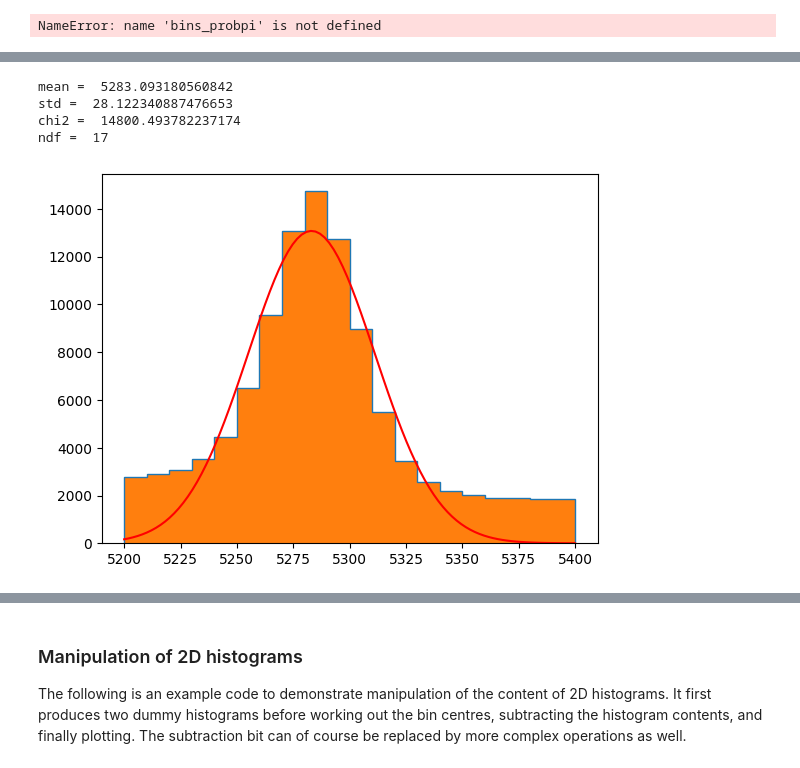
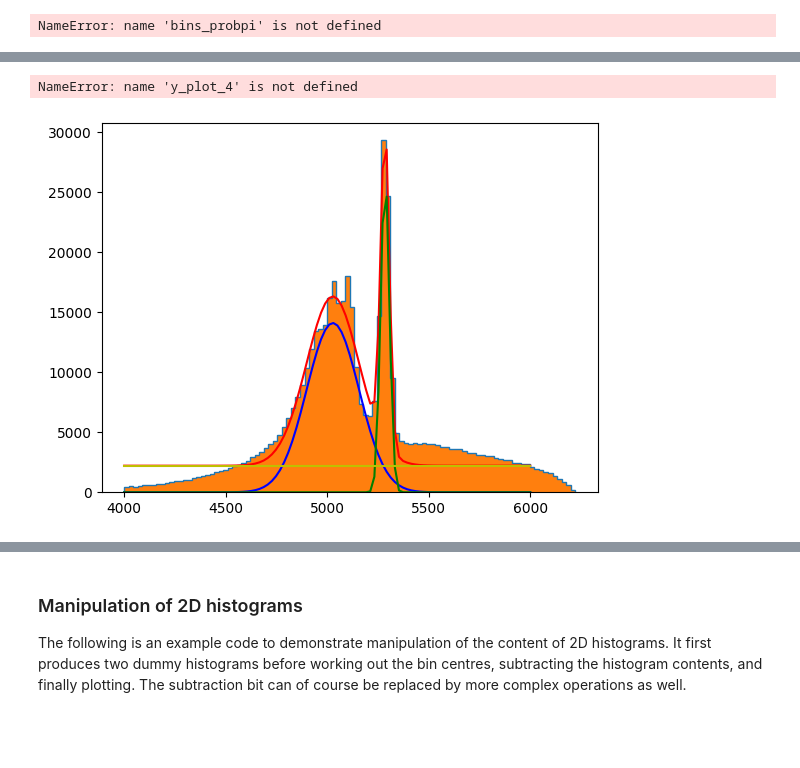
Before and after one commit to aavashsubedi/labs_yr3, a Jupyter notebook: matter_antimatter/aavash.ipynb, the cells around one changed output, grey strips where cells are left out. Saved outputs shown, nothing was run; the diff lists cells and outputs as text; code cells hidden in the pictures; blank space fills up the shorter version.

```diff
--- a/matter_antimatter/aavash.ipynb
+++ b/matter_antimatter/aavash.ipynb
@@ -581,31 +392,33 @@ Bad pipe message: %s [b'\x17\x00\x03\xc0\x10']
 # %%
 #get a sub invariant mass list that is between 5100 and 6500 MeV using numpy
 #invariant_mass_numpy = np.array(invariant_mass_array)
-
+#set sed
+np.random.seed(0)
 # read in a csv file with the invariant mass
 invariant_mass_numpy = np.genfromtxt('/workspaces/labs_yr3/inv_mass.csv', delimiter=',')
 
 #remove indices where the invariant mass is not between 5100 and 6500 MeV
-invariant_mass_numpy = np.where((invariant_mass_numpy > 5200) & (invariant_mass_numpy < 5400), invariant_mass_numpy, np.nan)
+invariant_mass_numpy = np.where((invariant_mass_numpy > 4000) & (invariant_mass_numpy < 6500), invariant_mass_numpy, np.nan)
 np.shape(invariant_mass_numpy)
-plt.hist(invariant_mass_numpy, bins=20,  histtype='step', label='Invariant Mass');
+plt.hist(invariant_mass_numpy, bins=100,  histtype='step', label='Invariant Mass');
 #get bin centers and values
-values, bins, patches = plt.hist(invariant_mass_numpy, bins=20)
+values, bins, patches = plt.hist(invariant_mass_numpy, bins=100)
 
 #fit a gaussian to the dataset
 def gaussian(x, norm, mean, sigma):
     return np.array( norm * np.exp( -0.5 * ( (x-mean)/sigma )**2 ) )
 def exponential(x, norm, decay):
-    xoffset = 3000 # this is a technical parameter, which can be used to move the position at which the function evaluates to "norm"
+    xoffset = 0 # this is a technical parameter, which can be used to move the position at which the function evaluates to "norm"
     return np.array( norm * np.exp(-(x-xoffset)/decay) )
-
+def constant(x, norm):
+    return np.array( norm * np.ones(len(x)) )
 def fit_func(x, norm, mean, sigma):
     return np.array( gaussian(x, norm, mean, sigma) )
-
 def fit_func_triple(x, norm1, mean1, sigma1, norm2, mean2, sigma2, normE, decayE):
     return np.array(gaussian(x, norm1, mean1, sigma1) + gaussian(x, norm2, mean2, sigma2)  + exponential(x, normE, decayE))
 
-
+def fit_func_quad(x, norm1, mean1, sigma1, norm2, mean2, sigma2, normE, decayE, constant):
+    return np.array(gaussian(x, norm1, mean1, sigma1) + gaussian(x, norm2, mean2, sigma2) + exponential(x, normE, decayE) + constant(x, constant))
 
 
 
@@ -615,40 +428,54 @@ def get_bins(data, values):
 
     return bin_centers
 
-x_data = np.linspace(5200, 5400, 100)
+x_data = np.linspace(4000, 6000, 100)
 
 
-popt, pcov = curve_fit(fit_func, get_bins(bins, values), values, p0=[100, 5300, 10])
-y_data = gaussian(x_data, popt[0], popt[1], popt[2])
+#popt, pcov = curve_fit(fit_func, get_bins(bins, values), values, p0=[100, 5300, 10])
+#y_data = gaussian(x_data, popt[0], popt[1], popt[2])
 
 # mixture model
 popt, pcov = curve_fit(fit_func_triple, get_bins(bins, values), values,
-                        p0 = [100, 5200, 20, 100, 4900, ])
+                        p0 = [100, 5000, 4, 100, 5200, 5, 10, 1000 ])
+y_data = fit_func_triple(x_data, popt[0], popt[1], popt[2], popt[3], popt[4], popt[5], popt[6], popt[7])
 
+y_plot_1 = gaussian(x_data, popt[0], popt[1], popt[2])
+y_plot_2 = gaussian(x_data, popt[3], popt[4], popt[5])
+y_plot_3 = exponential(x_data, popt[6], popt[7])
 #plot the data
+
+#popt, pcov = curve_fit(fit_func_quad, get_bins(bins, values), values,
+#                        p0 = [100, 5000, 4, 100, 5200, 5, 10, 1000, 1000])
+#y_data = fit_func_quad(x_data, popt[0], popt[1], popt[2], popt[3], popt[4], popt[5], popt[6], popt[7], popt[8], popt[9])
+# y_plot_1 = gaussian(x_data, popt[0], popt[1], popt[2])
+# y_plot_2 = gaussian(x_data, popt[3], popt[4], popt[5])
+# y_plot_3 = exponential(x_data, popt[6], popt[7])
+# y_plot_4 = constant(x_data, popt[8], popt[9])
+
 
 
 
 
 
 plt.plot(x_data, y_data, 'r-', label='fit')
+plt.plot(x_data, y_plot_1, 'b-', label='fit')
+plt.plot(x_data, y_plot_2, 'g-', label='fit')
+plt.plot(x_data, y_plot_3, 'y-', label='fit')
+plt.plot(x_data, y_plot_4, 'k-', label='fit')
 
 #find the mean and standard deviation of the gaussian fit
 mean = popt[1]
 std = popt[2]
 
 print('mean = ', mean)
 print('std = ', std)
 
 
 chi2 = np.sum(((values - gaussian(get_bins(bins, values), popt[0], popt[1], popt[2]))/np.sqrt(values))**2)
 ndf = len(values) - 3
 
 print('chi2 = ', chi2)
 print('ndf = ', ndf)
 # %% [output]
-mean =  5283.093180560842
-std =  28.122340887476653
-chi2 =  14800.493782237174
-ndf =  17
+NameError: name 'y_plot_4' is not defined
-[figure, old version]
+[figure, new version]
```
Also changed, not shown: parts of 11 cells of this notebook.
